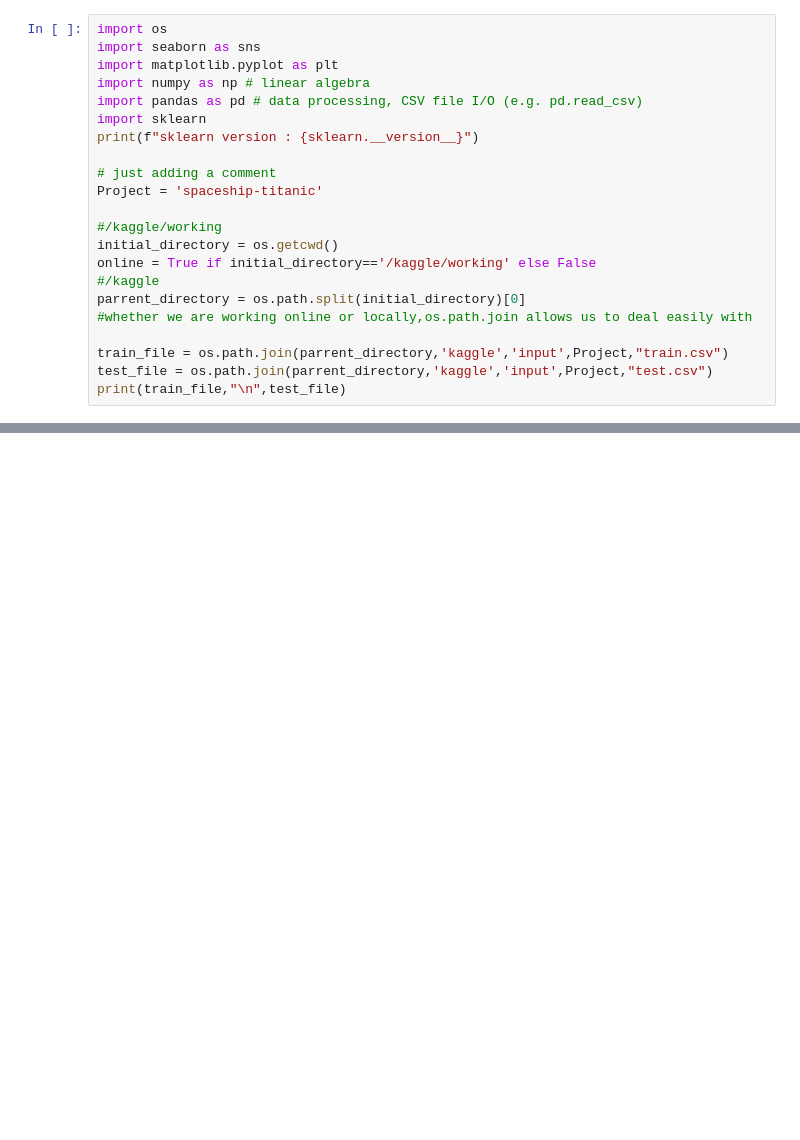
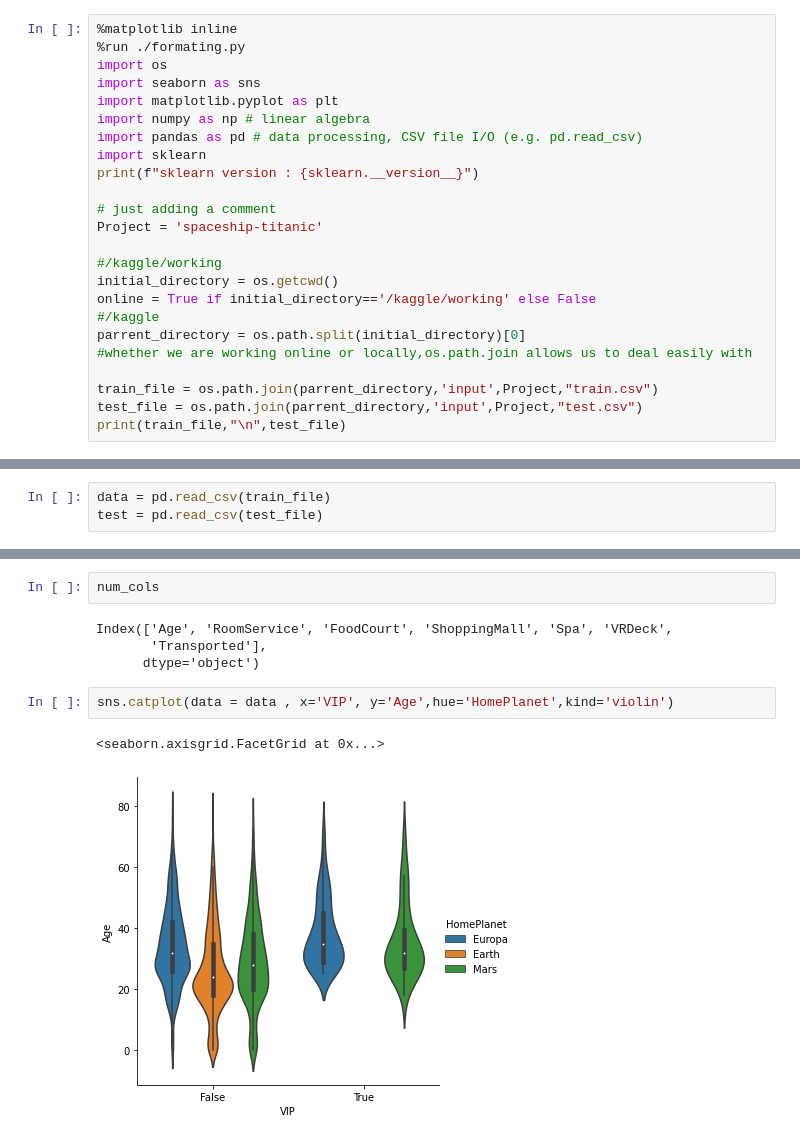
Before and after one commit to qarnaudfr/spaceship-titanic, a Jupyter notebook: QuentinDataExplore.ipynb, the cells around one changed output, grey strips where cells are left out. Drawn from its saved outputs; the diff is of its cells as text; blank space fills up the shorter version.

```diff
--- a/QuentinDataExplore.ipynb
+++ b/QuentinDataExplore.ipynb
@@ -1,4 +4,6 @@
 # %%
+%matplotlib inline
+%run ./formating.py
 import os
 import seaborn as sns
 import matplotlib.pyplot as plt
@@ -17,8 +22,8 @@ online = True if initial_directory=='/kaggle/working' else False
 parrent_directory = os.path.split(initial_directory)[0]
 #whether we are working online or locally,os.path.join allows us to deal easily with
 
-train_file = os.path.join(parrent_directory,'kaggle','input',Project,"train.csv")
-test_file = os.path.join(parrent_directory,'kaggle','input',Project,"test.csv")
+train_file = os.path.join(parrent_directory,'input',Project,"train.csv")
+test_file = os.path.join(parrent_directory,'input',Project,"test.csv")
 print(train_file,"\n",test_file)
 # %% [output]
 sklearn version : 1.0.2
@@ -26,0 +32,3 @@ C:\Users\qarna\Desktop\kaggle\kaggle\input\spaceship-titanic\train.csv
+# %%
+data = pd.read_csv(train_file)
+test = pd.read_csv(test_file)
@@ -26,0 +121,11 @@ C:\Users\qarna\Desktop\kaggle\kaggle\input\spaceship-titanic\train.csv
+# %%
+num_cols
+# %% [output]
+Index(['Age', 'RoomService', 'FoodCourt', 'ShoppingMall', 'Spa', 'VRDeck',
+       'Transported'],
+      dtype='object')
+# %%
+sns.catplot(data = data , x='VIP', y='Age',hue='HomePlanet',kind='violin')
+# %% [output]
+<seaborn.axisgrid.FacetGrid at 0x...>
+[figure, added]
```
Also changed, not shown: parts of 14 cells of this notebook, 1 other file.
